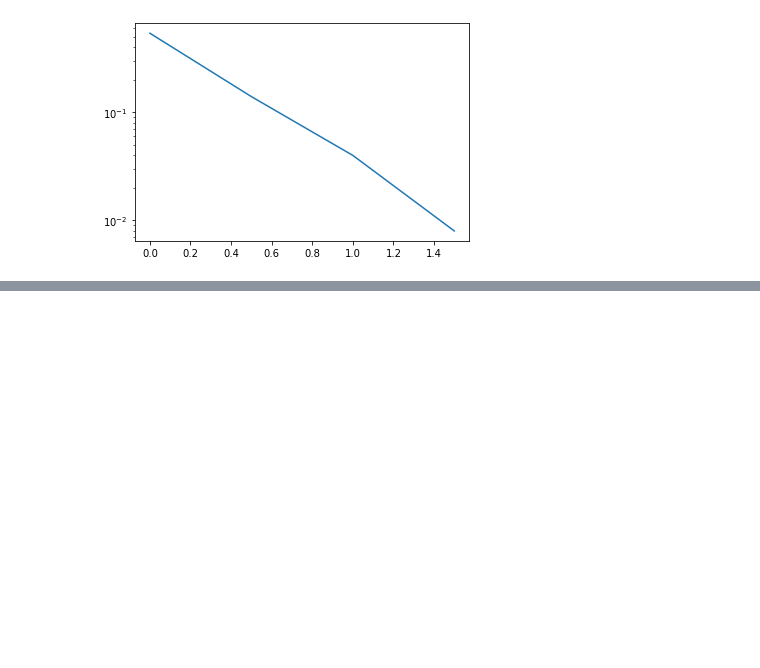
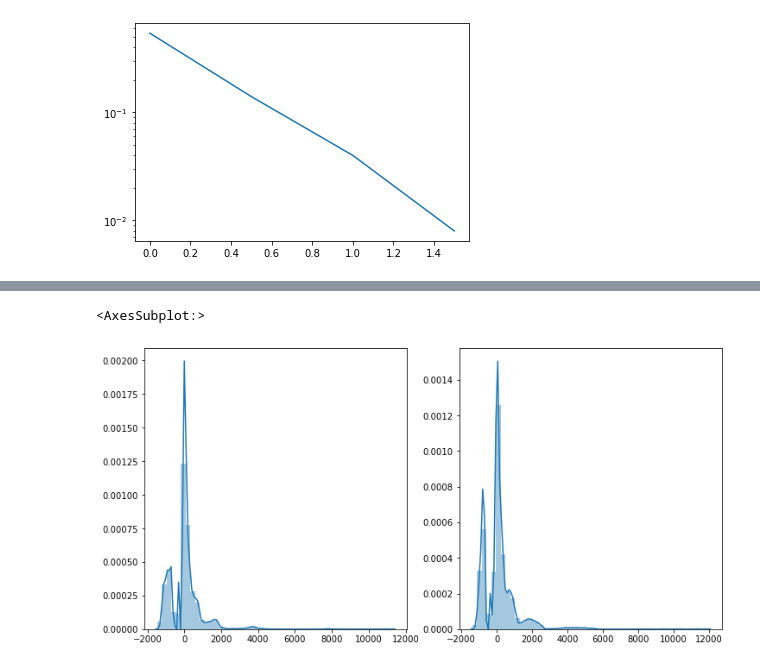
Before and after one commit to zaikoval/lstm-bf-scl, a Jupyter notebook: performance_check.ipynb, the cells around one changed output, grey strips where cells are left out. Saved outputs shown, nothing was run; the diff lists cells and outputs as text; code cells hidden in the pictures; blank space fills up the shorter version.

```diff
--- a/performance_check.ipynb
+++ b/performance_check.ipynb
@@ -497,0 +523,9 @@ plt.yscale('log')
+# %%
+plt.figure(figsize=(12,6))
+plt.subplot(121)
+sns.distplot(FalseDist)
+plt.subplot(122)
+sns.distplot(TrueDist)
+# %% [output]
+<AxesSubplot:>
+[figure, added]
```
Also changed, not shown: parts of 23 cells of this notebook, 3 other files.
